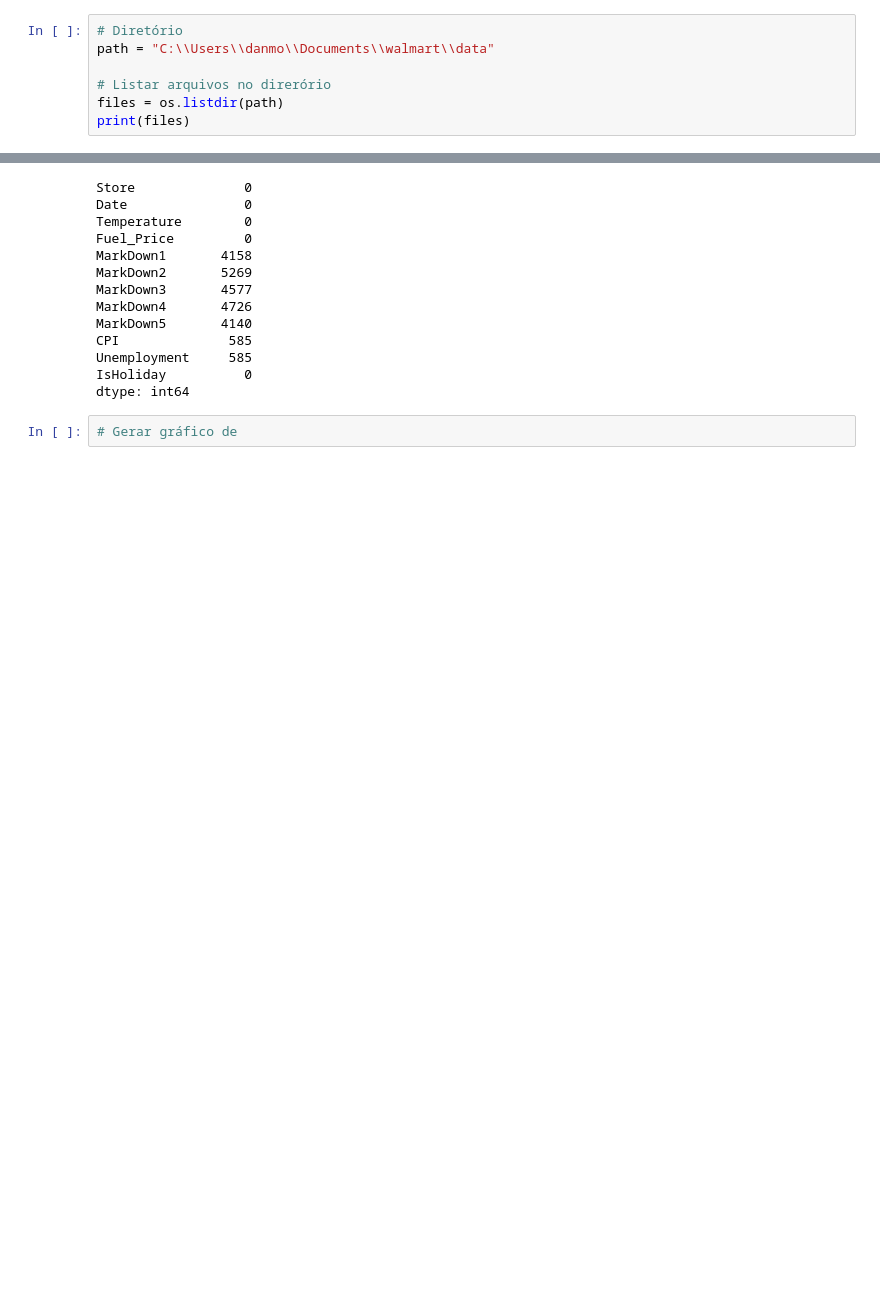
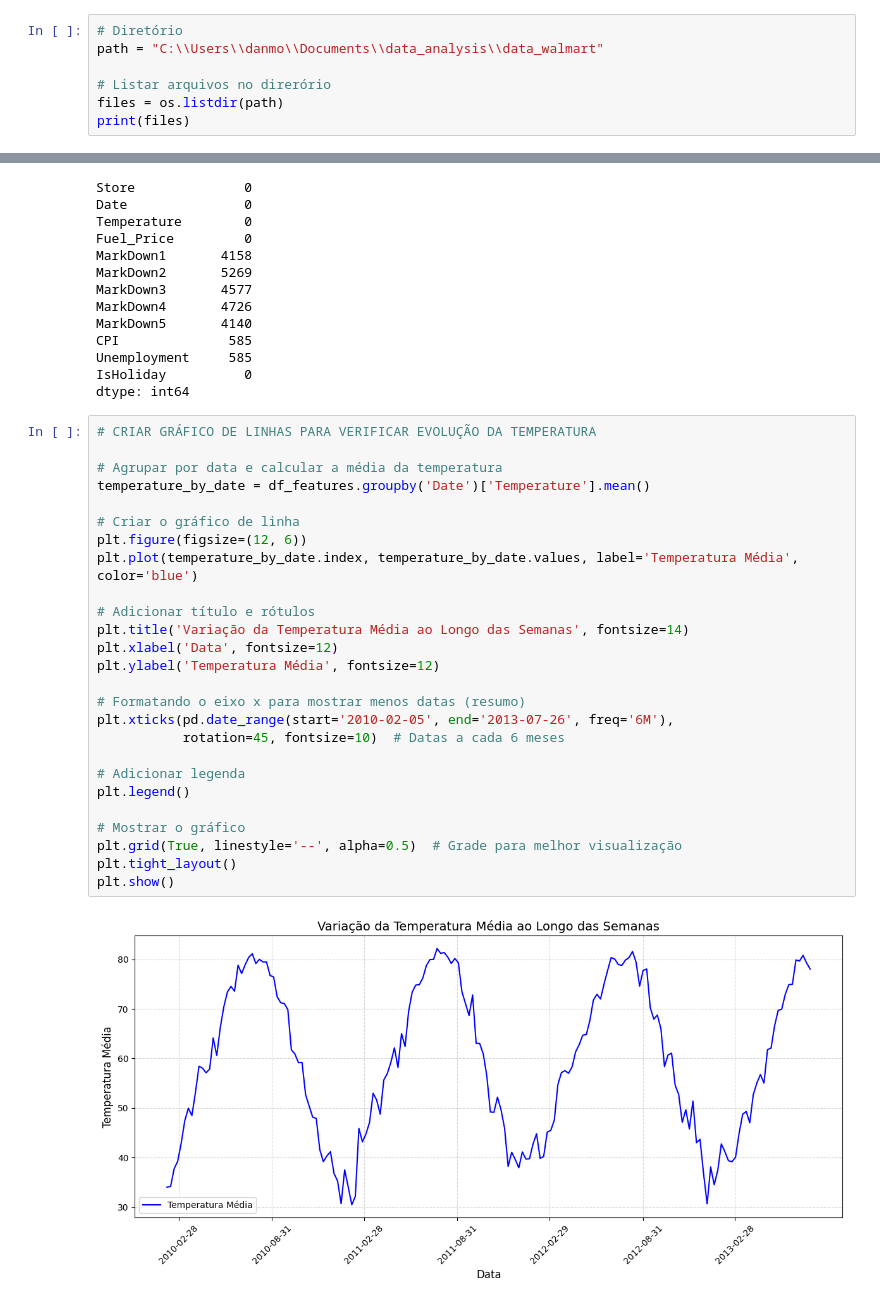
Before and after one commit to danmoura27/kaggle_walmart, a Jupyter notebook: walmart.ipynb, the cells around one changed output, grey strips where cells are left out. Cells and saved outputs as stored; diff of their text form; blank space fills up the shorter version.

```diff
--- a/walmart.ipynb
+++ b/walmart.ipynb
@@ -12,6 +21,6 @@ import pandas as pd
 # %%
 # Diretório
-path = "C:\\Users\\danmo\\Documents\\walmart\\data"
+path = "C:\\Users\\danmo\\Documents\\data_analysis\\data_walmart"
 
 # Listar arquivos no direrório
 files = os.listdir(path)
@@ -91,4 +123,30 @@ Unemployment     585
 IsHoliday          0
 dtype: int64
 # %%
-# Gerar gráfico de
+# CRIAR GRÁFICO DE LINHAS PARA VERIFICAR EVOLUÇÃO DA TEMPERATURA
+
+# Agrupar por data e calcular a média da temperatura
+temperature_by_date = df_features.groupby('Date')['Temperature'].mean()
+
+# Criar o gráfico de linha
+plt.figure(figsize=(12, 6))
+plt.plot(temperature_by_date.index, temperature_by_date.values, label='Temperatura Média', color='blue')
+
+# Adicionar título e rótulos
+plt.title('Variação da Temperatura Média ao Longo das Semanas', fontsize=14)
+plt.xlabel('Data', fontsize=12)
+plt.ylabel('Temperatura Média', fontsize=12)
+
+# Formatando o eixo x para mostrar menos datas (resumo)
+plt.xticks(pd.date_range(start='2010-02-05', end='2013-07-26', freq='6M'),
+           rotation=45, fontsize=10)  # Datas a cada 6 meses
+
+# Adicionar legenda
+plt.legend()
+
+# Mostrar o gráfico
+plt.grid(True, linestyle='--', alpha=0.5)  # Grade para melhor visualização
+plt.tight_layout()
+plt.show()
+# %% [output]
+[figure, added]
```
Also changed, not shown: parts of 56 cells of this notebook.
